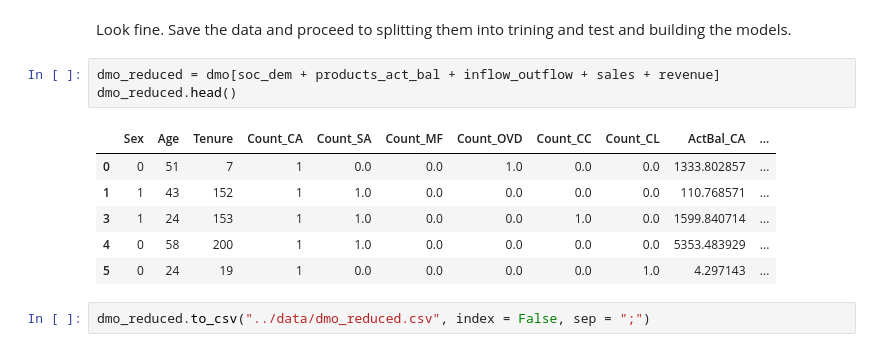
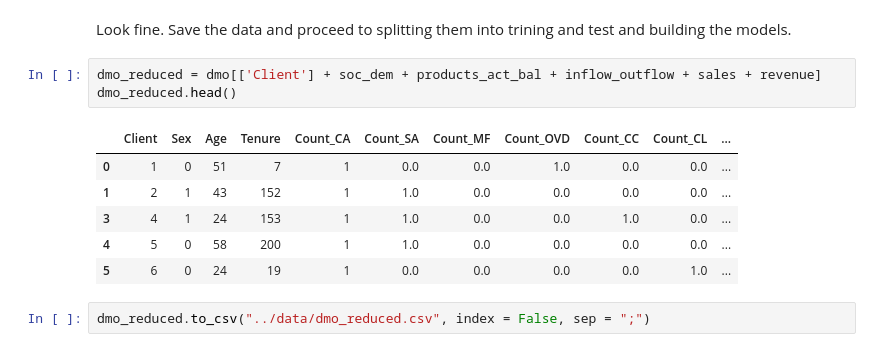
Before and after one commit to ahryho/direct-marketing-optimisation, a Jupyter notebook: notebooks/02_exploratory_data_analysis.ipynb, the cells around one changed output. Cells and saved outputs as stored; diff of their text form.

Commit message:
client ids added

```diff
--- a/notebooks/02_exploratory_data_analysis.ipynb
+++ b/notebooks/02_exploratory_data_analysis.ipynb
@@ -210,14 +209,14 @@ sns.heatmap(dmo_cor, annot=False, linewidth=.5, mask=mask, xticklabels=True, yti
 # %% [markdown]
 Look fine. Save the data and proceed to splitting them into trining and test and building the models.
 # %%
-dmo_reduced = dmo[soc_dem + products_act_bal + inflow_outflow + sales + revenue]
+dmo_reduced = dmo[['Client'] + soc_dem + products_act_bal + inflow_outflow + sales + revenue]
 dmo_reduced.head()
 # %% [output]
-|  | Sex | Age | Tenure | Count_CA | Count_SA | Count_MF | Count_OVD | Count_CC | Count_CL | ActBal_CA | ... |
-| 0 | 0 | 51 | 7 | 1 | 0.0 | 0.0 | 1.0 | 0.0 | 0.0 | 1333.802857 | ... |
-| 1 | 1 | 43 | 152 | 1 | 1.0 | 0.0 | 0.0 | 0.0 | 0.0 | 110.768571 | ... |
-| 3 | 1 | 24 | 153 | 1 | 1.0 | 0.0 | 0.0 | 1.0 | 0.0 | 1599.840714 | ... |
-| 4 | 0 | 58 | 200 | 1 | 1.0 | 0.0 | 0.0 | 0.0 | 0.0 | 5353.483929 | ... |
-| 5 | 0 | 24 | 19 | 1 | 0.0 | 0.0 | 0.0 | 0.0 | 1.0 | 4.297143 | ... |
+|  | Client | Sex | Age | Tenure | Count_CA | Count_SA | Count_MF | Count_OVD | Count_CC | Count_CL | ... |
+| 0 | 1 | 0 | 51 | 7 | 1 | 0.0 | 0.0 | 1.0 | 0.0 | 0.0 | ... |
+| 1 | 2 | 1 | 43 | 152 | 1 | 1.0 | 0.0 | 0.0 | 0.0 | 0.0 | ... |
+| 3 | 4 | 1 | 24 | 153 | 1 | 1.0 | 0.0 | 0.0 | 1.0 | 0.0 | ... |
+| 4 | 5 | 0 | 58 | 200 | 1 | 1.0 | 0.0 | 0.0 | 0.0 | 0.0 | ... |
+| 5 | 6 | 0 | 24 | 19 | 1 | 0.0 | 0.0 | 0.0 | 0.0 | 1.0 | ... |
 # %%
 dmo_reduced.to_csv("../data/dmo_reduced.csv", index = False, sep = ";")
```
Also changed, not shown: parts of 1 cell of this notebook.
